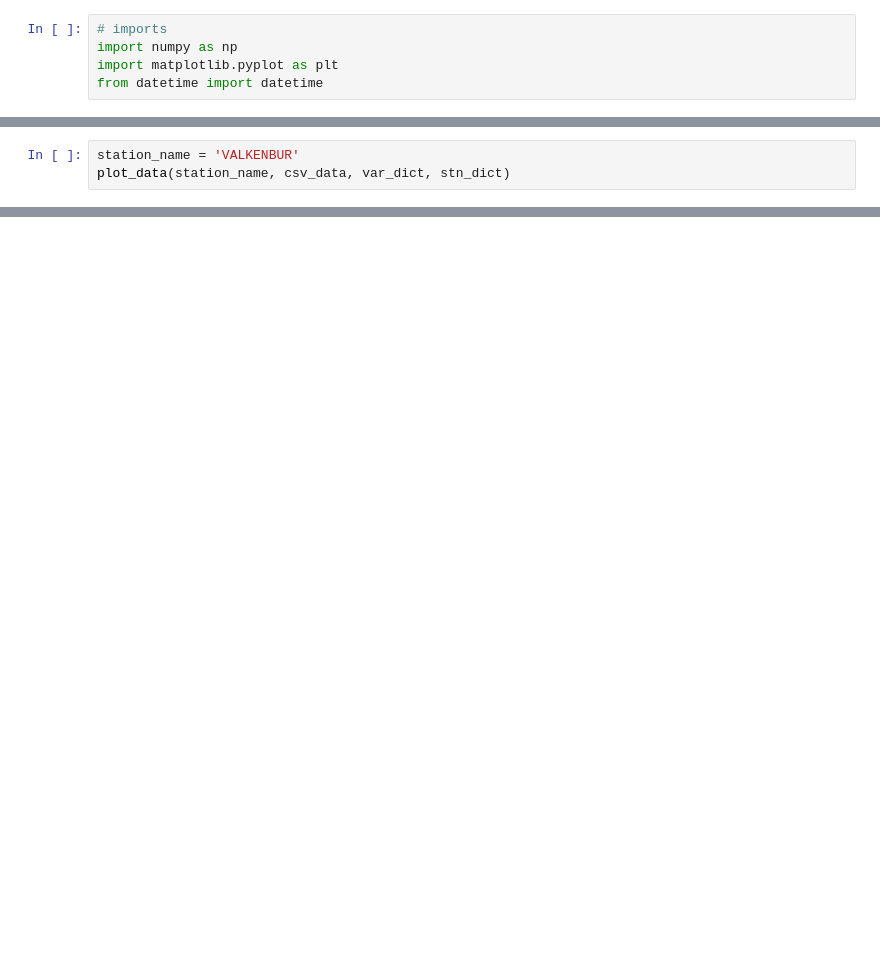
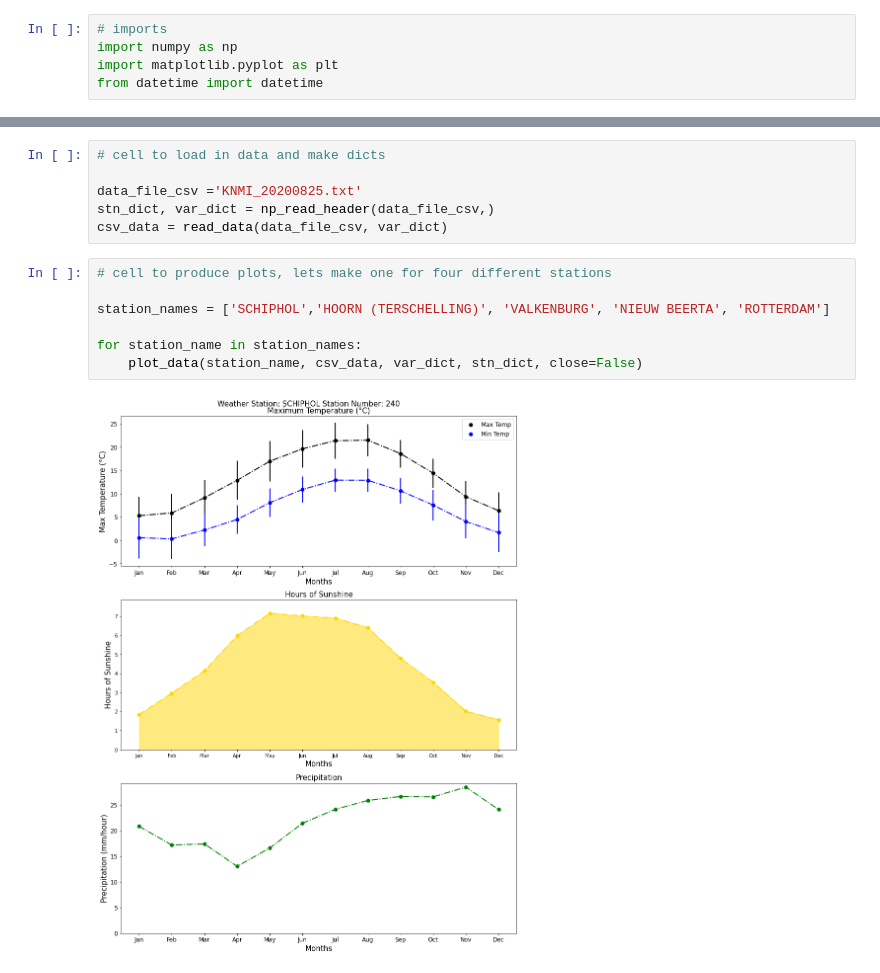
Before and after one commit to afinemax/UvA_Programming_for_Astronomy, a Jupyter notebook: a1/a1.ipynb, the cells around one changed output, grey strips where cells are left out. Cells and saved outputs as stored; diff of their text form; blank space fills up the shorter version.

Commit message:
finished! updated plotting code, slightly modified the read header function

```diff
--- a/a1/a1.ipynb
+++ b/a1/a1.ipynb
@@ -246,3 +313,0 @@ precipitation (in mm/hour), duration of sunshine (in hours).
-# %%
-station_name = 'VALKENBUR'
-plot_data(station_name, csv_data, var_dict, stn_dict)
@@ -492,0 +314,15 @@ array([152.1590228, 152.1590228, 152.1590228, 152.1590228, 152.1590228,
+# %%
+# cell to load in data and make dicts
+
+data_file_csv ='KNMI_20200825.txt'
+stn_dict, var_dict = np_read_header(data_file_csv,)
+csv_data = read_data(data_file_csv, var_dict)
+# %%
+# cell to produce plots, lets make one for four different stations
+
+station_names = ['SCHIPHOL','HOORN (TERSCHELLING)', 'VALKENBURG', 'NIEUW BEERTA', 'ROTTERDAM']
+
+for station_name in station_names:
+    plot_data(station_name, csv_data, var_dict, stn_dict, close=False)
+# %% [output]
+[figure, added]
```
Also changed, not shown: parts of 23 cells of this notebook.
